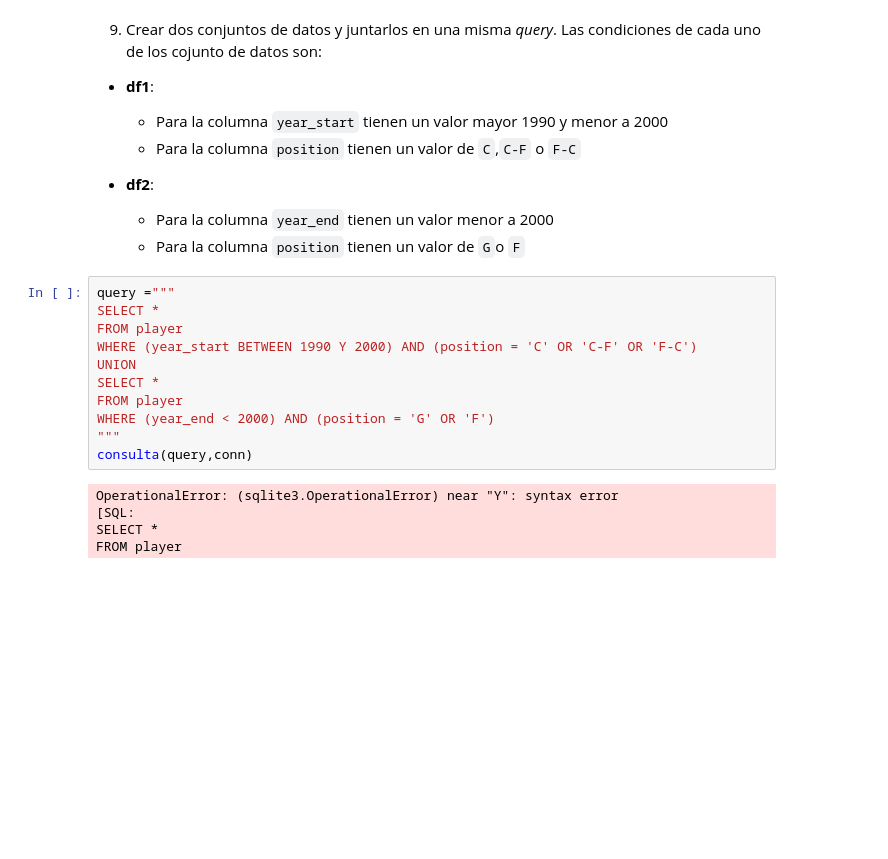
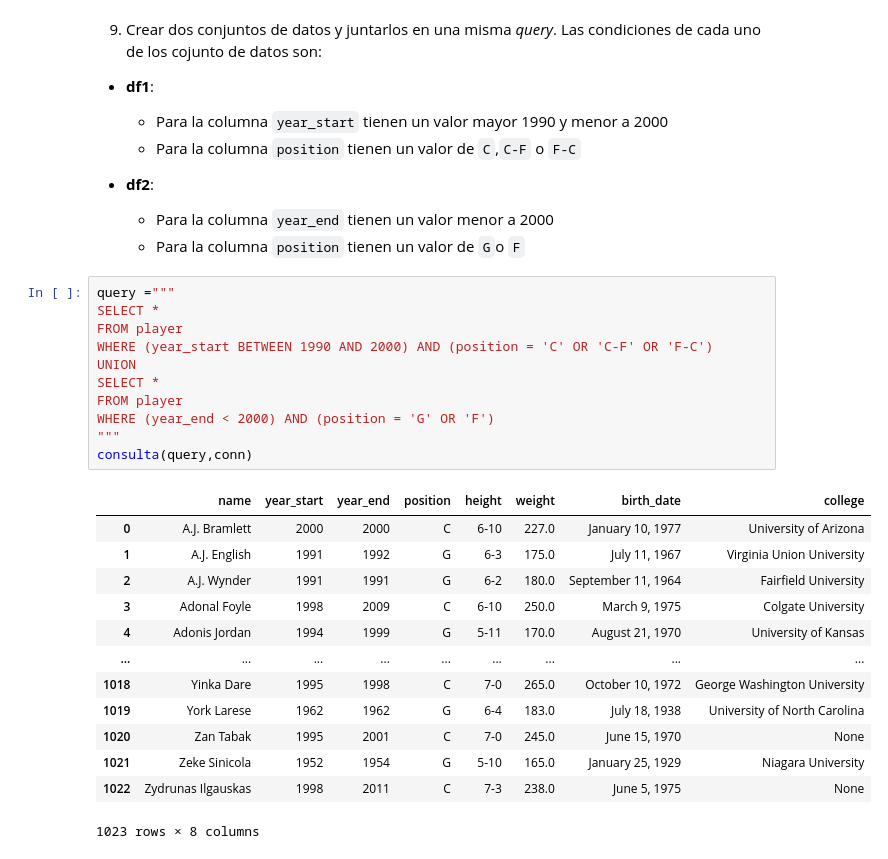
Before and after one commit to AriadneSandovalRoa/MAT281_portafolio, a Jupyter notebook: labs/lab_04.ipynb, the cells around one changed output. Saved outputs shown, nothing was run; the diff lists cells and outputs as text; blank space fills up the shorter version.

```diff
--- a/labs/lab_04.ipynb
+++ b/labs/lab_04.ipynb
@@ -321,16 +321,25 @@ consulta(query,conn)
 # %%
 query ="""
 SELECT *
 FROM player
-WHERE (year_start BETWEEN 1990 Y 2000) AND (position = 'C' OR 'C-F' OR 'F-C')
+WHERE (year_start BETWEEN 1990 AND 2000) AND (position = 'C' OR 'C-F' OR 'F-C')
 UNION
 SELECT *
 FROM player
 WHERE (year_end < 2000) AND (position = 'G' OR 'F')
 """
 consulta(query,conn)
 # %% [output]
+|  | name | year_start | year_end | position | height | weight | birth_date | college |
+| 0 | A.J. Bramlett | 2000 | 2000 | C | 6-10 | 227.0 | January 10, 1977 | University of Arizona |
+| 1 | A.J. English | 1991 | 1992 | G | 6-3 | 175.0 | July 11, 1967 | Virginia Union University |
+| 2 | A.J. Wynder | 1991 | 1991 | G | 6-2 | 180.0 | September 11, 1964 | Fairfield University |
+| 3 | Adonal Foyle | 1998 | 2009 | C | 6-10 | 250.0 | March 9, 1975 | Colgate University |
+| 4 | Adonis Jordan | 1994 | 1999 | G | 5-11 | 170.0 | August 21, 1970 | University of Kansas |
+| ... | ... | ... | ... | ... | ... | ... | ... | ... |
+| 1018 | Yinka Dare | 1995 | 1998 | C | 7-0 | 265.0 | October 10, 1972 | George Washington University |
+| 1019 | York Larese | 1962 | 1962 | G | 6-4 | 183.0 | July 18, 1938 | University of North Carolina |
+| 1020 | Zan Tabak | 1995 | 2001 | C | 7-0 | 245.0 | June 15, 1970 | None |
+| 1021 | Zeke Sinicola | 1952 | 1954 | G | 5-10 | 165.0 | January 25, 1929 | Niagara University |
+| 1022 | Zydrunas Ilgauskas | 1998 | 2011 | C | 7-3 | 238.0 | June 5, 1975 | None |
-OperationalError: (sqlite3.OperationalError) near "Y": syntax error
-[SQL:
-SELECT *
-FROM player
+1023 rows × 8 columns
```
